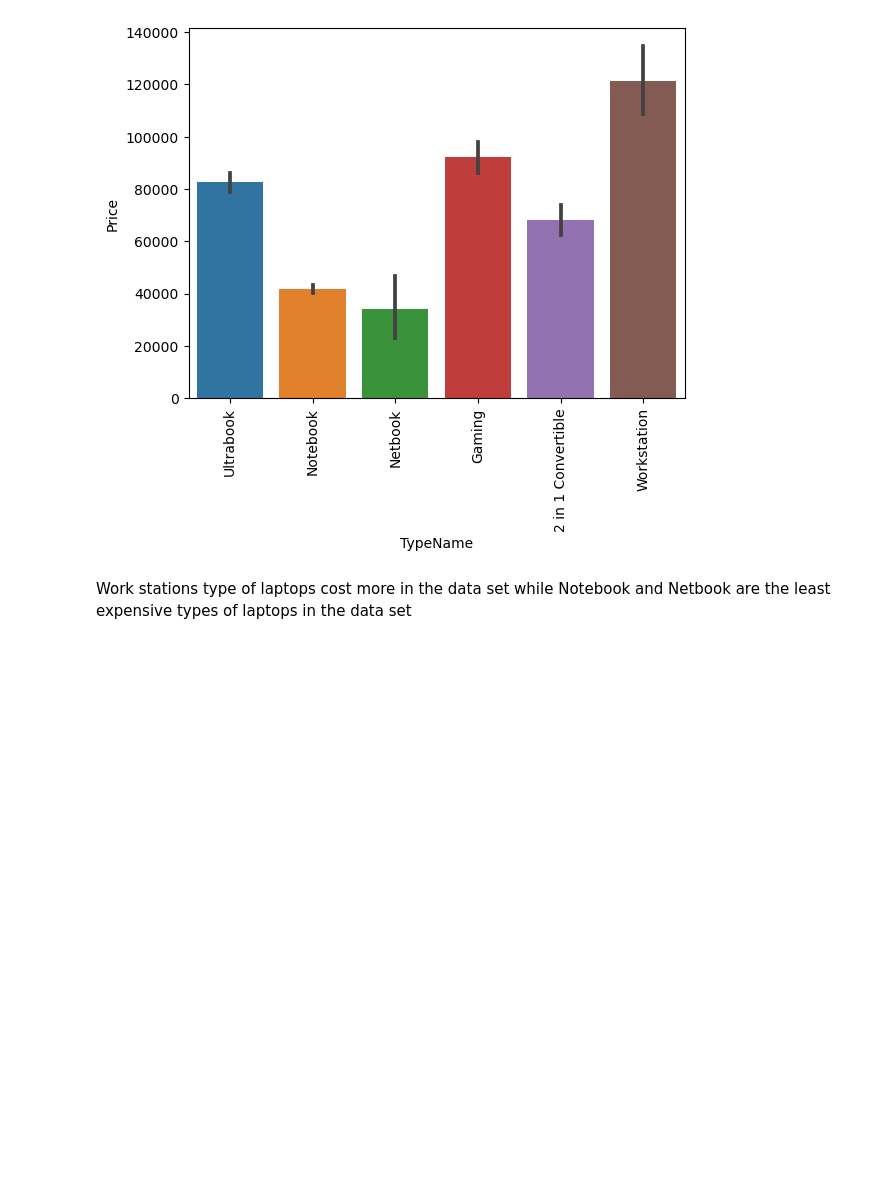
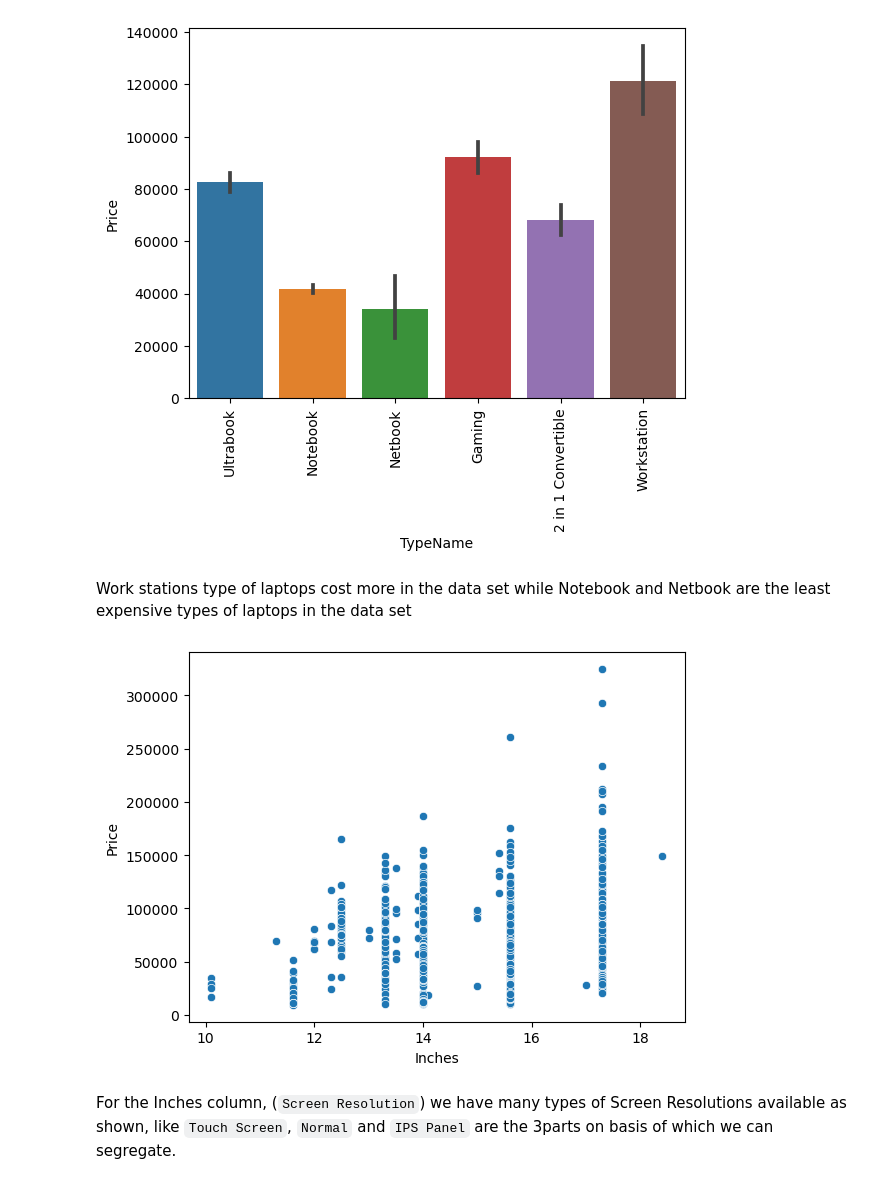
Before and after one commit to lawalsegun2025/laptop_price_predictor, a Jupyter notebook: laptop_price_predictor.ipynb, the cells around one changed output. Drawn from its saved outputs; the diff is of its cells as text; code cells hidden in the pictures; blank space fills up the shorter version.

Commit message:
through with visualization

```diff
--- a/laptop_price_predictor.ipynb
+++ b/laptop_price_predictor.ipynb
@@ -239,3 +239,11 @@ plt.xticks(rotation="vertical");
 [figure]
 # %% [markdown]
 Work stations type of laptops cost more in the data set while Notebook and Netbook are the least expensive types of laptops in the data set
+# %%
+# Variation of inches towards the price
+
+sns.scatterplot(x=df["Inches"], y=df["Price"]);
+# %% [output]
+[figure, added]
+# %% [markdown]
+For the Inches column, (`Screen Resolution`) we have many types of Screen Resolutions available as shown, like `Touch Screen`, `Normal` and `IPS Panel` are the 3parts on basis of which we can segregate.
```
